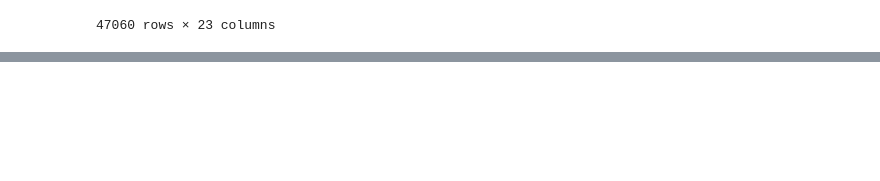
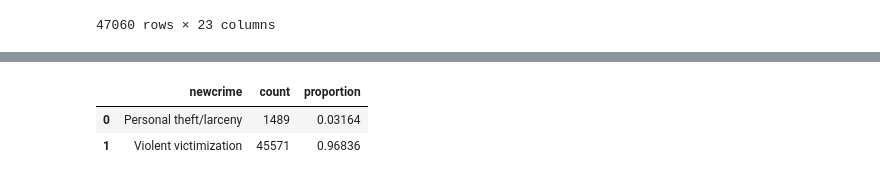
Before and after one commit to SyFlores/Crime_Victimization_and_the_Stock_Market, a Jupyter notebook: DataCleaning/NCVS Data Cleaning.ipynb, the cells around one changed output, grey strips where cells are left out. Cells and saved outputs as stored; diff of their text form; code cells hidden in the pictures; blank space fills up the shorter version.

```diff
--- a/DataCleaning/NCVS Data Cleaning.ipynb
+++ b/DataCleaning/NCVS Data Cleaning.ipynb
@@ -234,0 +258,12 @@ df
+# %%
+group_newcrime_df = pd.DataFrame(df["newcrime"].value_counts())
+group_newcrime_df["1"] = pd.DataFrame(df["newcrime"].value_counts("newcrime"))
+group_newcrime_df.reset_index(inplace=True)
+group_newcrime_df.sort_values(by = ["index"], inplace = True)
+group_newcrime_df.reset_index(drop = True, inplace=True)
+group_newcrime_df.rename(columns = {"index" : "newcrime", "newcrime" : "count", "1" : "proportion"}, inplace = True)
+group_newcrime_df
+# %% [output]
+|  | newcrime | count | proportion |
+| 0 | Personal theft/larceny | 1489 | 0.03164 |
+| 1 | Violent victimization | 45571 | 0.96836 |
```
Also changed, not shown: parts of 4 cells of this notebook.
